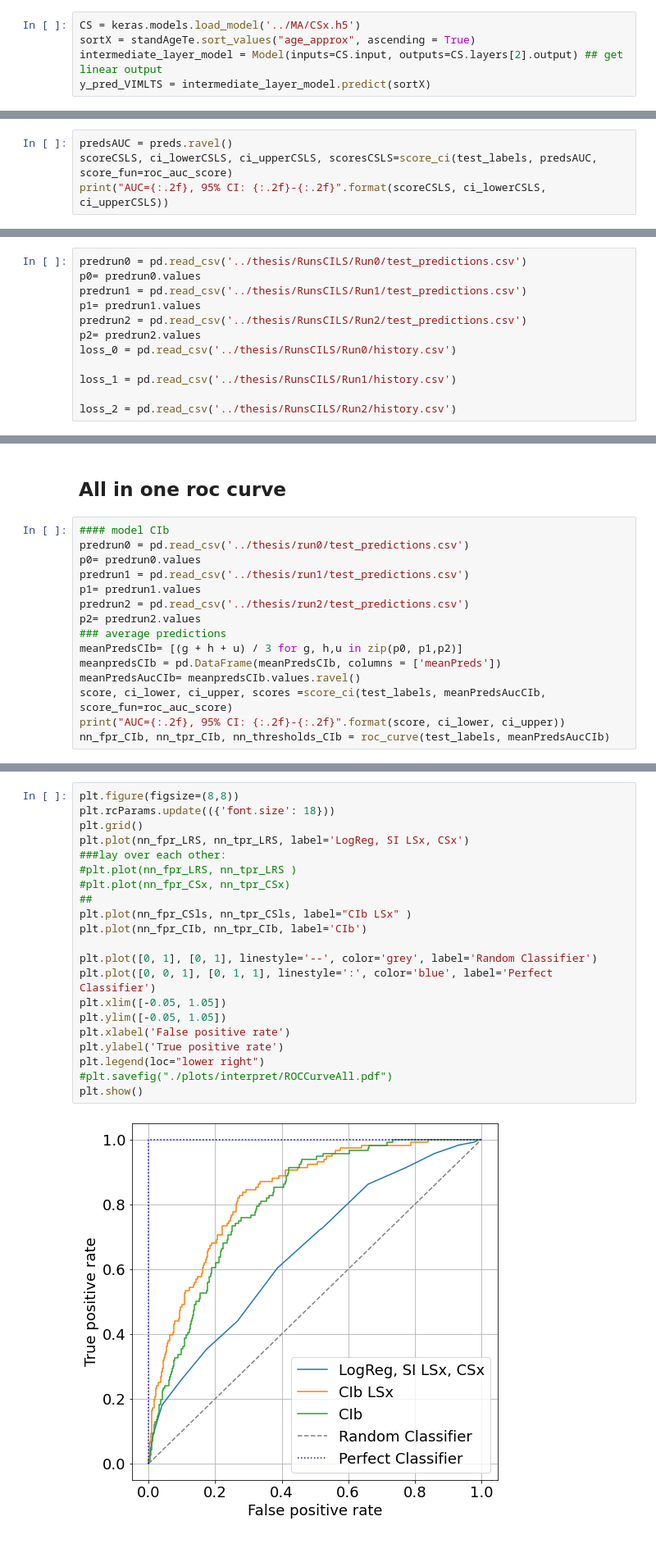
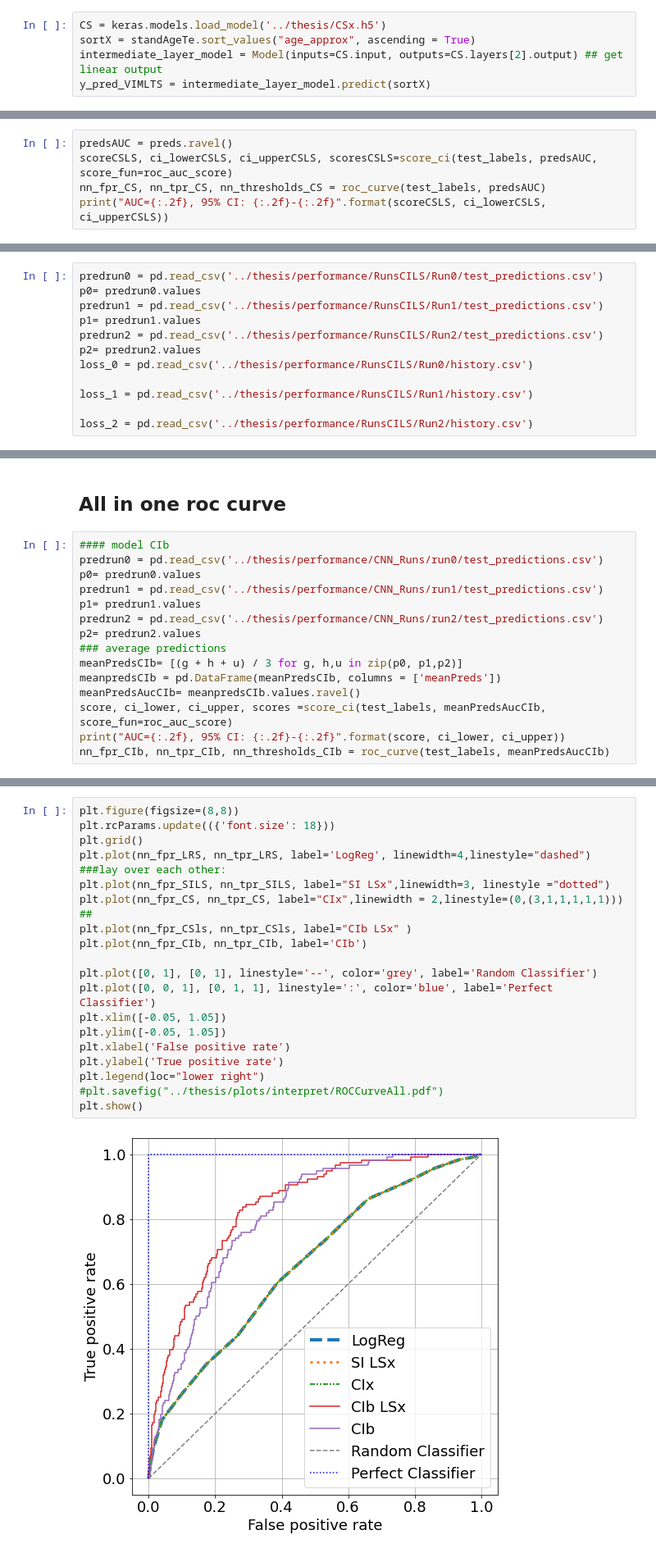
Before and after one commit to IvonneKo/Master_Thesis, a Jupyter notebook: Non_Bayes_models.ipynb, the cells around one changed output, grey strips where cells are left out. Shown at 82% size. Saved outputs shown, nothing was run; the diff lists cells and outputs as text.

```diff
--- a/Non_Bayes_models.ipynb
+++ b/Non_Bayes_models.ipynb
@@ -394,5 +397,5 @@ CS.fit(x = standAgeTr,
 # %%
-CS = keras.models.load_model('../MA/CSx.h5')
+CS = keras.models.load_model('../thesis/CSx.h5')
 sortX = standAgeTe.sort_values("age_approx", ascending = True)
 intermediate_layer_model = Model(inputs=CS.input, outputs=CS.layers[2].output) ## get linear output
 y_pred_VIMLTS = intermediate_layer_model.predict(sortX)
@@ -421,6 +439,7 @@ logScore(test_labels, preds)
 # %%
 predsAUC = preds.ravel()
 scoreCSLS, ci_lowerCSLS, ci_upperCSLS, scoresCSLS=score_ci(test_labels, predsAUC, score_fun=roc_auc_score)
+nn_fpr_CS, nn_tpr_CS, nn_thresholds_CS = roc_curve(test_labels, predsAUC)
 print("AUC={:.2f}, 95% CI: {:.2f}-{:.2f}".format(scoreCSLS, ci_lowerCSLS, ci_upperCSLS))
 # %% [output]
 AUC=0.66, 95% CI: 0.61-0.71
@@ -521,17 +540,17 @@ for i in range(3):
 #modelCombined = model.save('../MA/ModelCSLS.h5')
 #modelCombined = keras.models.load_model('../MA/ModelCSLS.h5')
 # %%
-predrun0 = pd.read_csv('../thesis/RunsCILS/Run0/test_predictions.csv')
+predrun0 = pd.read_csv('../thesis/performance/RunsCILS/Run0/test_predictions.csv')
 p0= predrun0.values
-predrun1 = pd.read_csv('../thesis/RunsCILS/Run1/test_predictions.csv')
+predrun1 = pd.read_csv('../thesis/performance/RunsCILS/Run1/test_predictions.csv')
 p1= predrun1.values
-predrun2 = pd.read_csv('../thesis/RunsCILS/Run2/test_predictions.csv')
+predrun2 = pd.read_csv('../thesis/performance/RunsCILS/Run2/test_predictions.csv')
 p2= predrun2.values
-loss_0 = pd.read_csv('../thesis/RunsCILS/Run0/history.csv')
+loss_0 = pd.read_csv('../thesis/performance/RunsCILS/Run0/history.csv')
 
-loss_1 = pd.read_csv('../thesis/RunsCILS/Run1/history.csv')
+loss_1 = pd.read_csv('../thesis/performance/RunsCILS/Run1/history.csv')
 
-loss_2 = pd.read_csv('../thesis/RunsCILS/Run2/history.csv')
+loss_2 = pd.read_csv('../thesis/performance/RunsCILS/Run2/history.csv')
 # %%
 plt.figure(figsize=(13,15))
 plt.subplot(221)
@@ -598,11 +617,11 @@ meanBeta
 ## All in one roc curve
 # %%
 #### model CIb
-predrun0 = pd.read_csv('../thesis/run0/test_predictions.csv')
+predrun0 = pd.read_csv('../thesis/performance/CNN_Runs/run0/test_predictions.csv')
 p0= predrun0.values
-predrun1 = pd.read_csv('../thesis/run1/test_predictions.csv')
+predrun1 = pd.read_csv('../thesis/performance/CNN_Runs/run1/test_predictions.csv')
 p1= predrun1.values
-predrun2 = pd.read_csv('../thesis/run2/test_predictions.csv')
+predrun2 = pd.read_csv('../thesis/performance/CNN_Runs/run2/test_predictions.csv')
 p2= predrun2.values
 ### average predictions
 meanPredsCIb= [(g + h + u) / 3 for g, h,u in zip(p0, p1,p2)]
@@ -616,26 +635,26 @@ AUC=0.81, 95% CI: 0.78-0.84
 # %%
 plt.figure(figsize=(8,8))
 plt.rcParams.update(({'font.size': 18}))
 plt.grid()
-plt.plot(nn_fpr_LRS, nn_tpr_LRS, label='LogReg, SI LSx, CSx')
+plt.plot(nn_fpr_LRS, nn_tpr_LRS, label='LogReg', linewidth=4,linestyle="dashed")
 ###lay over each other:
-#plt.plot(nn_fpr_LRS, nn_tpr_LRS )
-#plt.plot(nn_fpr_CSx, nn_tpr_CSx)
+plt.plot(nn_fpr_SILS, nn_tpr_SILS, label="SI LSx",linewidth=3, linestyle ="dotted")
+plt.plot(nn_fpr_CS, nn_tpr_CS, label="CIx",linewidth = 2,linestyle=(0,(3,1,1,1,1,1)))
 ##
 plt.plot(nn_fpr_CSls, nn_tpr_CSls, label="CIb LSx" )
 plt.plot(nn_fpr_CIb, nn_tpr_CIb, label='CIb')
 
 plt.plot([0, 1], [0, 1], linestyle='--', color='grey', label='Random Classifier')
 plt.plot([0, 0, 1], [0, 1, 1], linestyle=':', color='blue', label='Perfect Classifier')
 plt.xlim([-0.05, 1.05])
 plt.ylim([-0.05, 1.05])
 plt.xlabel('False positive rate')
 plt.ylabel('True positive rate')
 plt.legend(loc="lower right")
-#plt.savefig("./plots/interpret/ROCCurveAll.pdf")
+#plt.savefig("../thesis/plots/interpret/ROCCurveAll.pdf")
 plt.show()
 # %% [output]
-[figure, old version]
+[figure, new version]
 # %%
 %reload_ext version_information
 %version_information tensorflow,numpy, pandas, matplotlib
```
Also changed, not shown: parts of 18 cells of this notebook, 3 other files.
